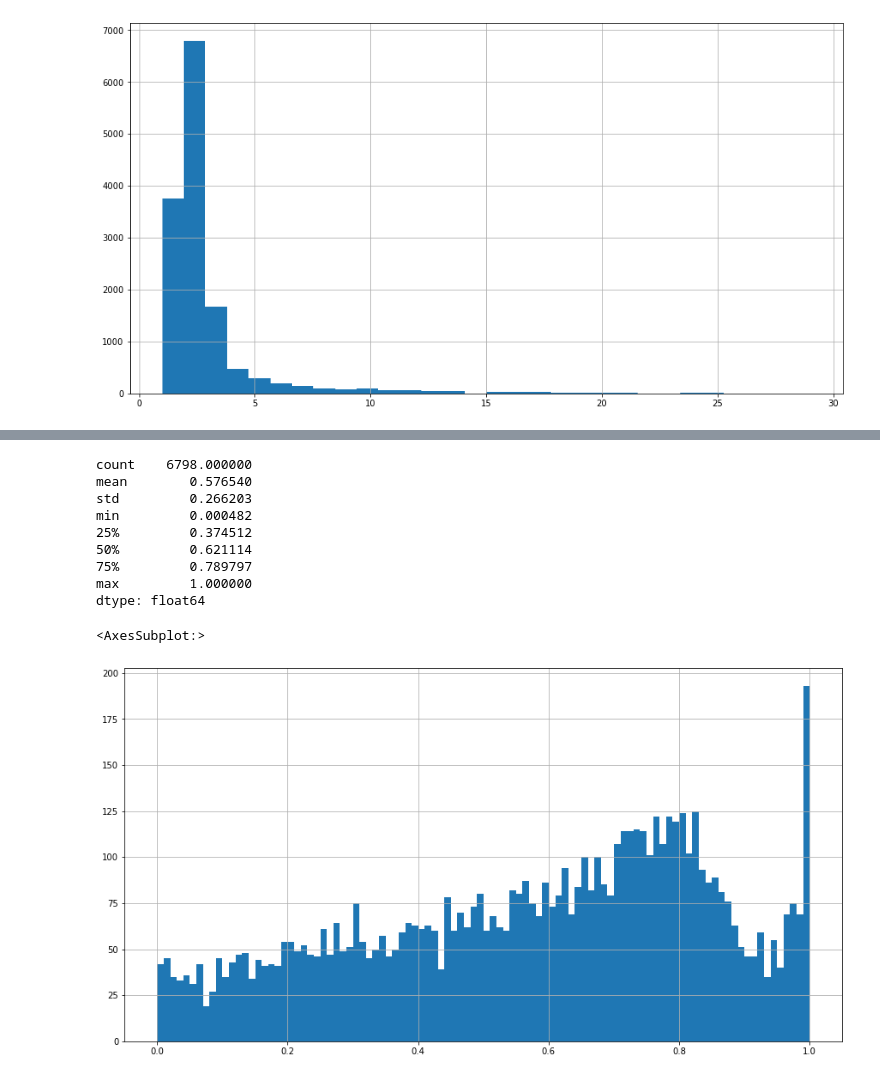
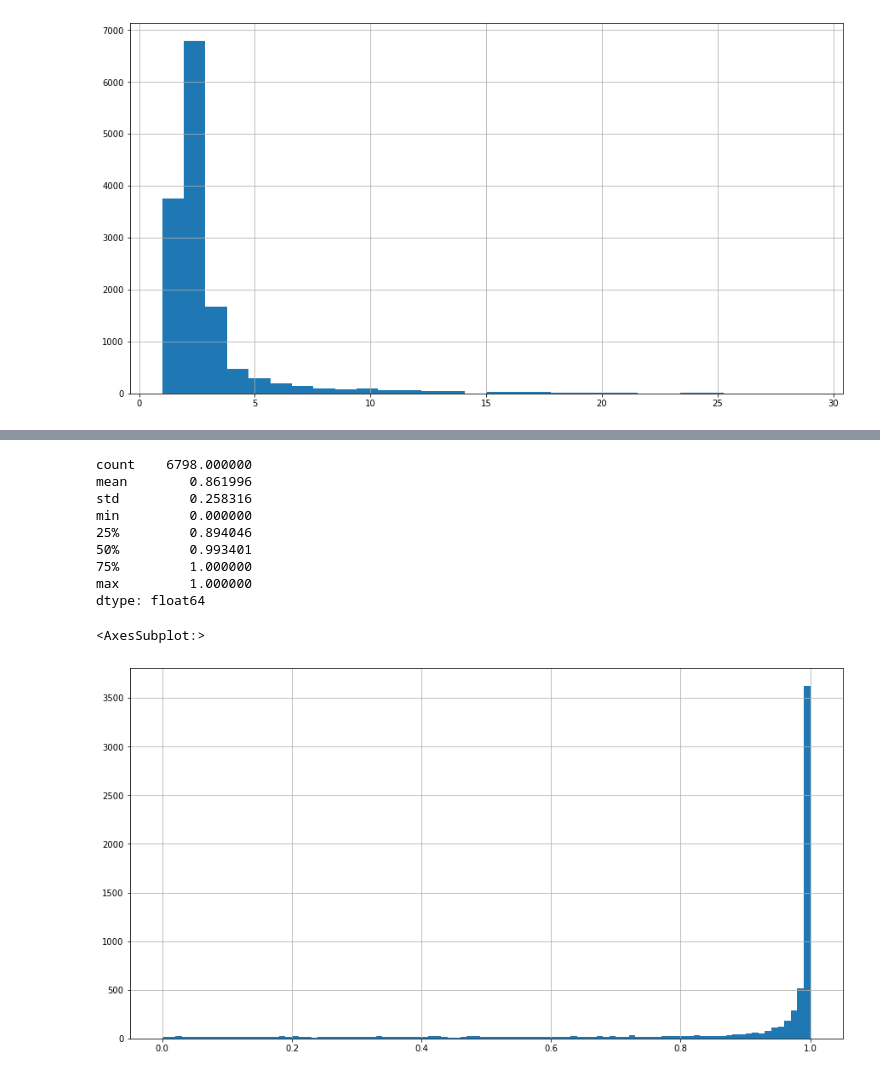
Before and after one commit to midusi/LSA-T, a Jupyter notebook: notebooks/signers_analysis.ipynb, the cells around one changed output, grey strips where cells are left out. Drawn from its saved outputs; the diff is of its cells as text; code cells hidden in the pictures.

```diff
--- a/notebooks/signers_analysis.ipynb
+++ b/notebooks/signers_analysis.ipynb
@@ -37,10 +37,11 @@ import pandas as pd
 from IPython.display import display
 
 
-def get_score(scores):
+def get_score(scores: list[float]):
     m1 = max(scores)
-    scores = [x for x in scores if x != m1]
-    return (m1 - max(scores)) / m1
+    scores = scores.copy()
+    scores.remove(m1)
+    return 0 if m1 == 0 else (m1 - max(scores)) / m1
 
 scores_s = pd.Series(map(get_score, filter(lambda s: len(s) >= 2, scores)))
 display(scores_s.describe())
@@ -60,17 +61,17 @@ dtype: float64
 # %%
-scores_2s_s = pd.Series(map(get_score, filter(lambda s: len(s) == 2, scores)))
-display(scores_2s_s.describe())
-display(scores_2s_s.hist(bins=100,figsize=(15,8)))
+scores_2_s = pd.Series(map(get_score, filter(lambda s: len(s) == 2, scores)))
+display(scores_2_s.describe())
+display(scores_2_s.hist(bins=100,figsize=(15,8)))
 # %% [output]
 count    6798.000000
-mean        0.576540
-std         0.266203
-min         0.000482
-25%         0.374512
-50%         0.621114
-75%         0.789797
+mean        0.861996
+std         0.258316
+min         0.000000
+25%         0.894046
+50%         0.993401
+75%         1.000000
 max         1.000000
 dtype: float64
 <AxesSubplot:>
-[figure, old version]
+[figure, new version]
 # %%
```
Also changed, not shown: parts of 2 cells of this notebook, 2 other files.
